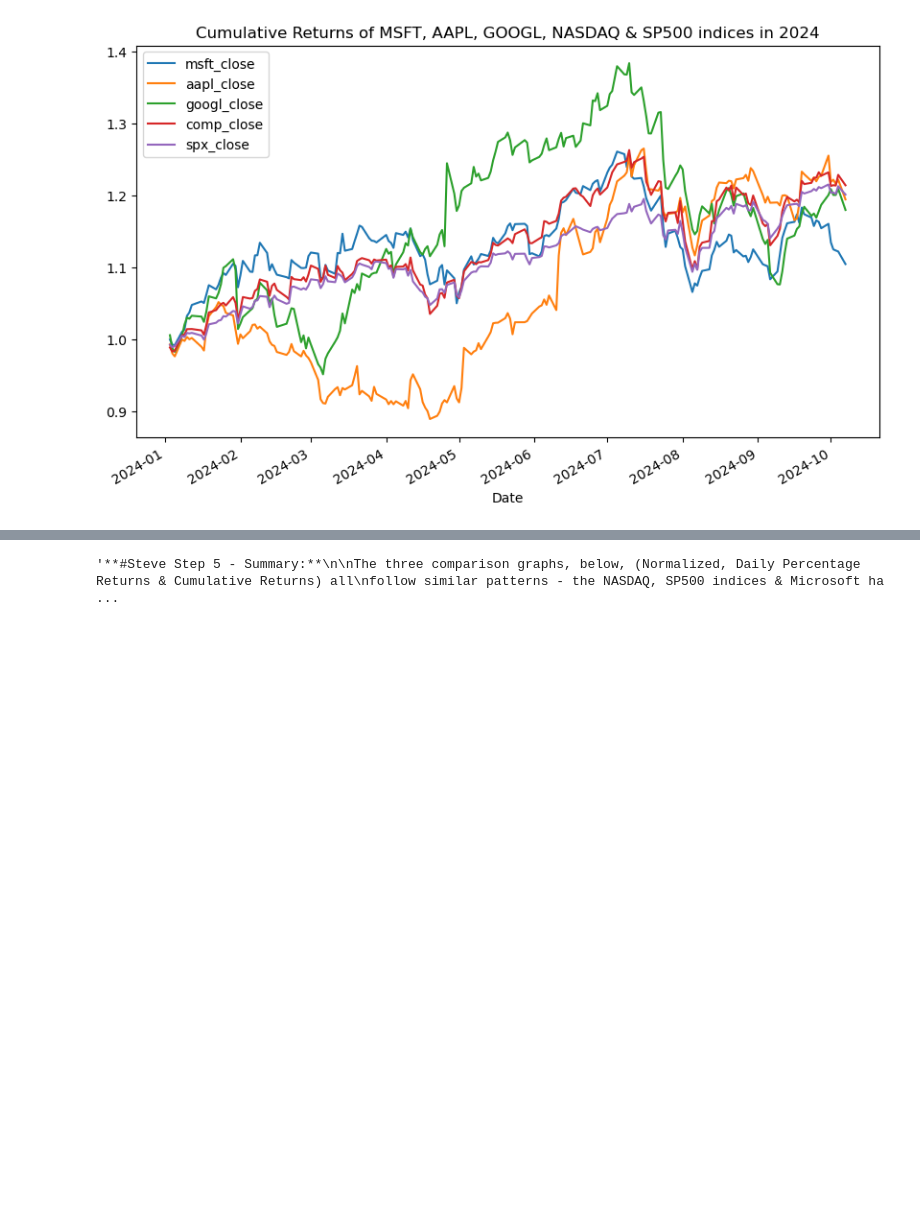
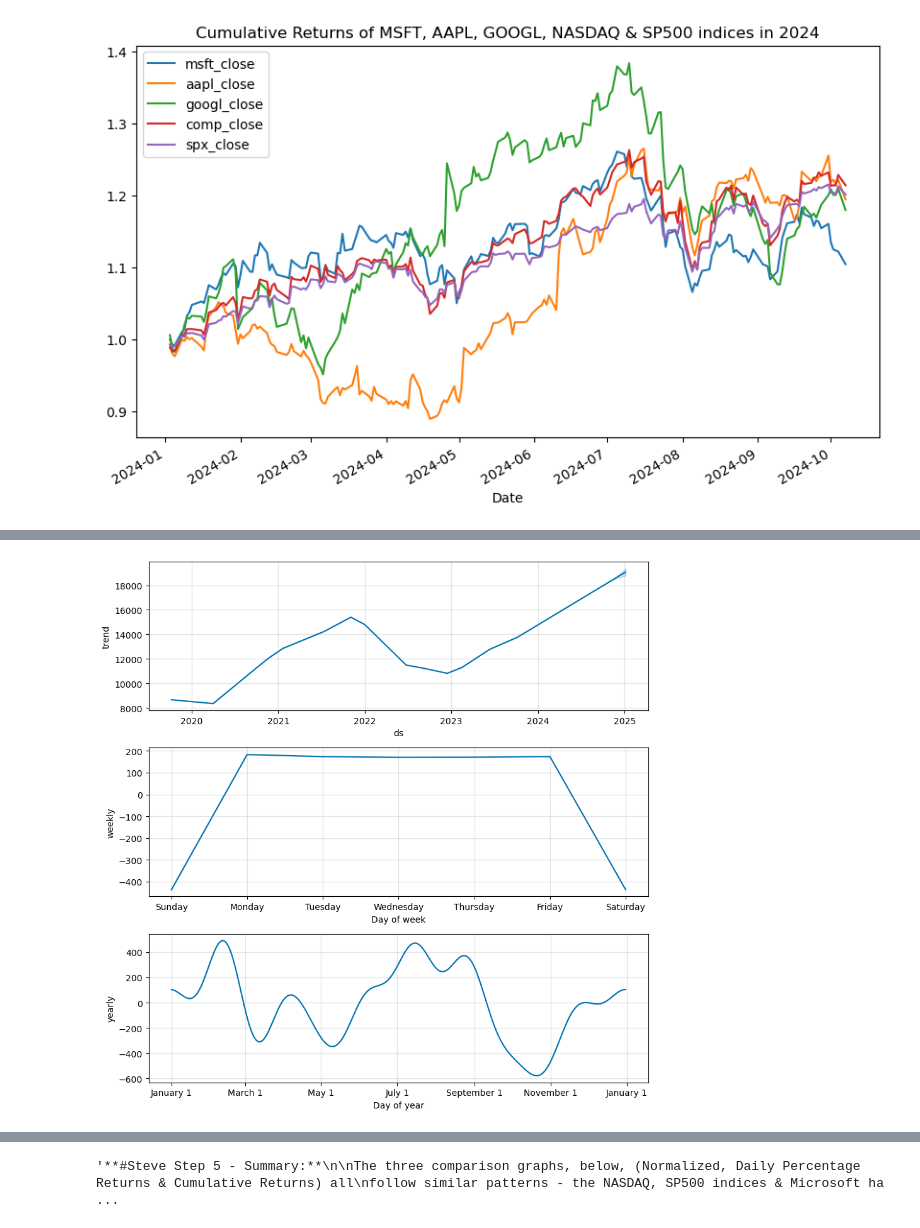
Before and after one commit to Pete1001/Tech_stock_analysis, a Jupyter notebook: Tech_stock_analysis.ipynb, the cells around one changed output, grey strips where cells are left out. Drawn from its saved outputs; the diff is of its cells as text; code cells hidden in the pictures; blank space fills up the shorter version.

```diff
--- a/Tech_stock_analysis.ipynb
+++ b/Tech_stock_analysis.ipynb
@@ -808,0 +843,11 @@ df_2024_cumulative_w_indicds = (1 + df_2024_returns_w_indices).cumprod()
+# %%
+#Steve - Nasdaq trends
+# Reset the index in the forecast_nasdaq_trends DataFrame
+nasdaq_forecast_trends = nasdaq_forecast_trends.reset_index()
+
+# Use the plot_components function to visualize the forecast results
+# for the forecast_msft_trends DataFrame
+modelN.plot_components(nasdaq_forecast_trends);
+plt.savefig('Resources/nasdaqforecastcomponents.png')
+# %% [output]
+[figure, added]
```
Also changed, not shown: parts of 13 cells of this notebook, 8 other files.
